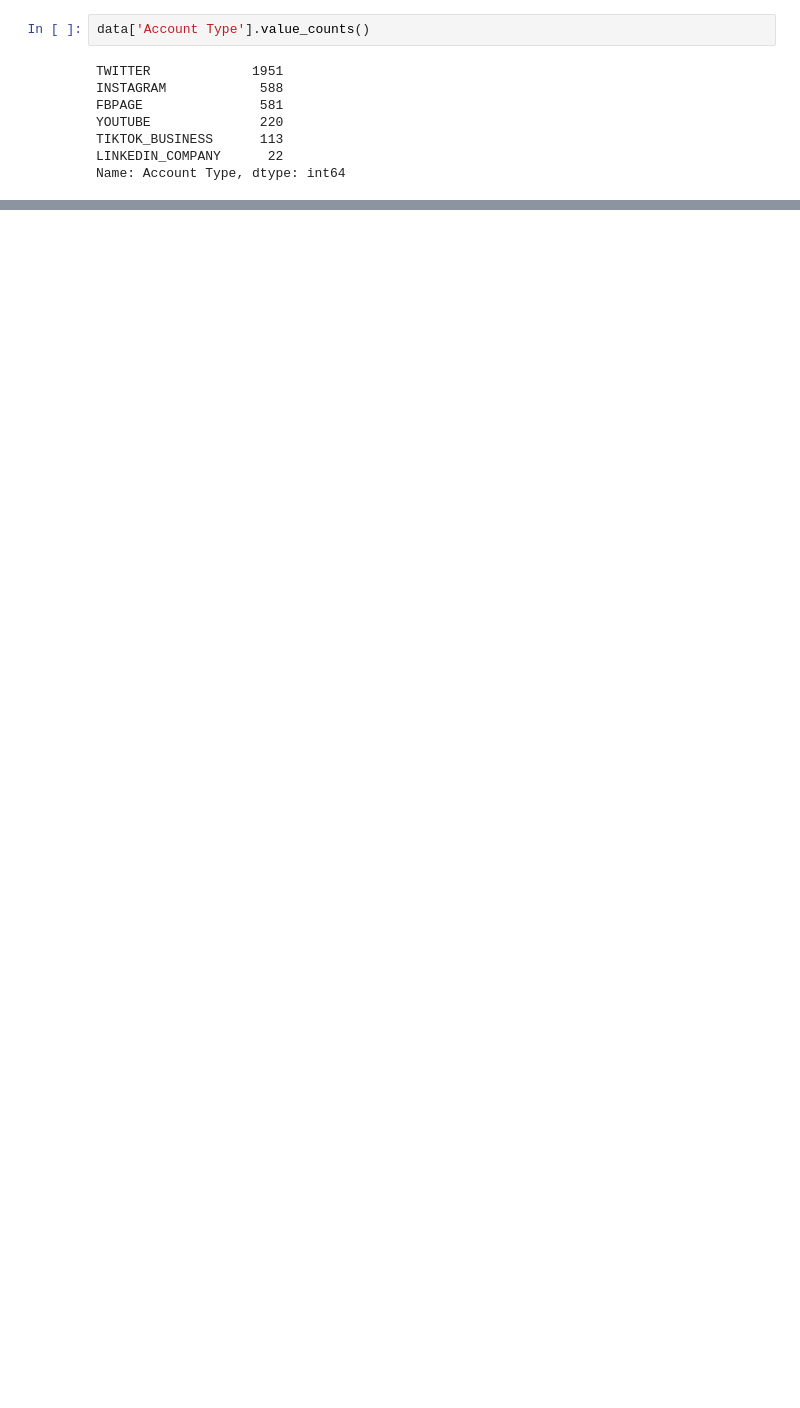
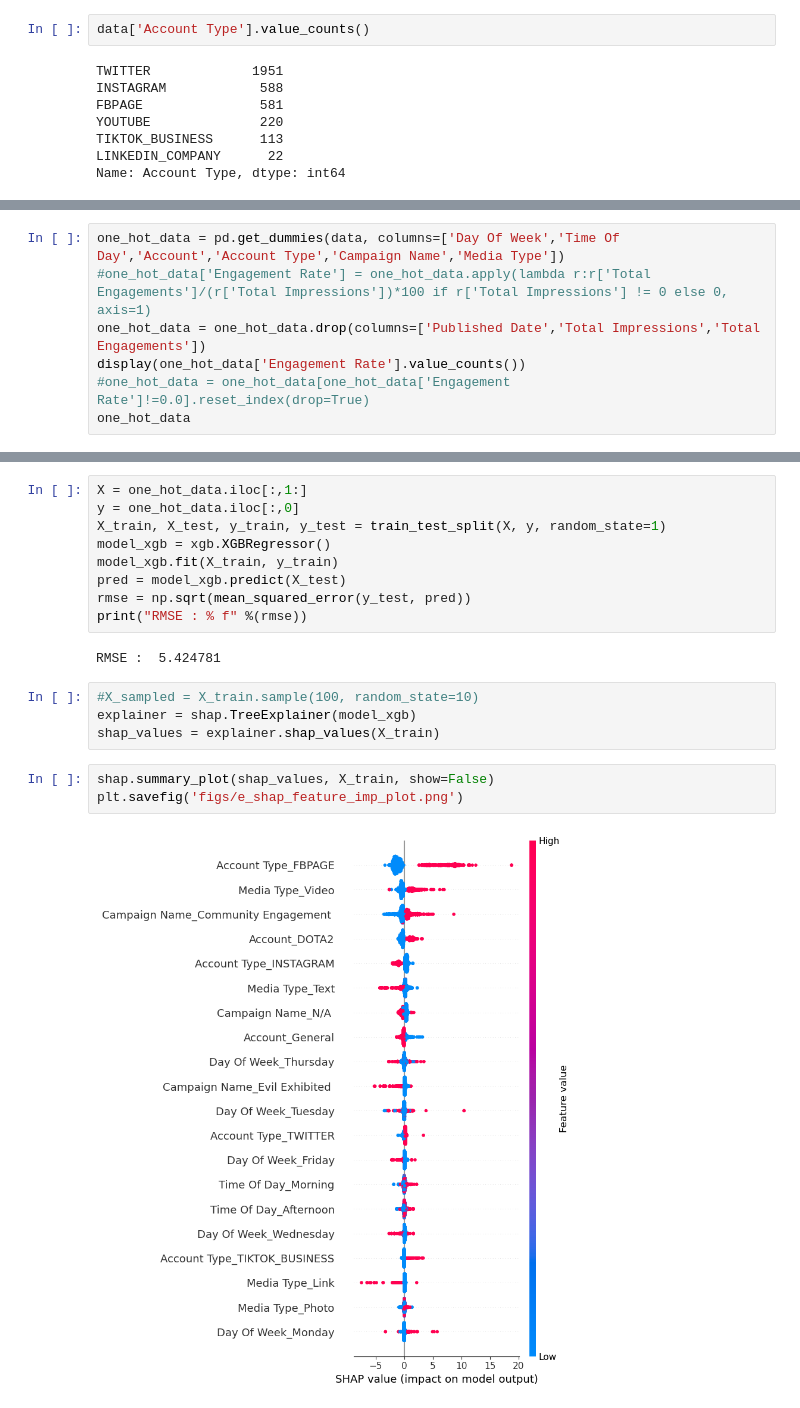
Before and after one commit to sidthakur08/EGxGeniusLeague, a Jupyter notebook: DA/assessment_DA.ipynb, the cells around one changed output, grey strips where cells are left out. Cells and saved outputs as stored; diff of their text form; blank space fills up the shorter version.

```diff
--- a/DA/assessment_DA.ipynb
+++ b/DA/assessment_DA.ipynb
@@ -466,0 +531,7 @@ The likelihood of achieving at least a 15% engagement rate is 6.388489208633096%
+# %%
+one_hot_data = pd.get_dummies(data, columns=['Day Of Week','Time Of Day','Account','Account Type','Campaign Name','Media Type'])
+#one_hot_data['Engagement Rate'] = one_hot_data.apply(lambda r:r['Total Engagements']/(r['Total Impressions'])*100 if r['Total Impressions'] != 0 else 0, axis=1)
+one_hot_data = one_hot_data.drop(columns=['Published Date','Total Impressions','Total Engagements'])
+display(one_hot_data['Engagement Rate'].value_counts())
+#one_hot_data = one_hot_data[one_hot_data['Engagement Rate']!=0.0].reset_index(drop=True)
+one_hot_data
@@ -466,0 +581,20 @@ The likelihood of achieving at least a 15% engagement rate is 6.388489208633096%
+# %%
+X = one_hot_data.iloc[:,1:]
+y = one_hot_data.iloc[:,0]
+X_train, X_test, y_train, y_test = train_test_split(X, y, random_state=1)
+model_xgb = xgb.XGBRegressor()
+model_xgb.fit(X_train, y_train)
+pred = model_xgb.predict(X_test)
+rmse = np.sqrt(mean_squared_error(y_test, pred))
+print("RMSE : % f" %(rmse))
+# %% [output]
+RMSE :  5.424781
+# %%
+#X_sampled = X_train.sample(100, random_state=10)
+explainer = shap.TreeExplainer(model_xgb)
+shap_values = explainer.shap_values(X_train)
+# %%
+shap.summary_plot(shap_values, X_train, show=False)
+plt.savefig('figs/e_shap_feature_imp_plot.png')
+# %% [output]
+[figure, added]
```
Also changed, not shown: parts of 52 cells of this notebook, 7 other files.
